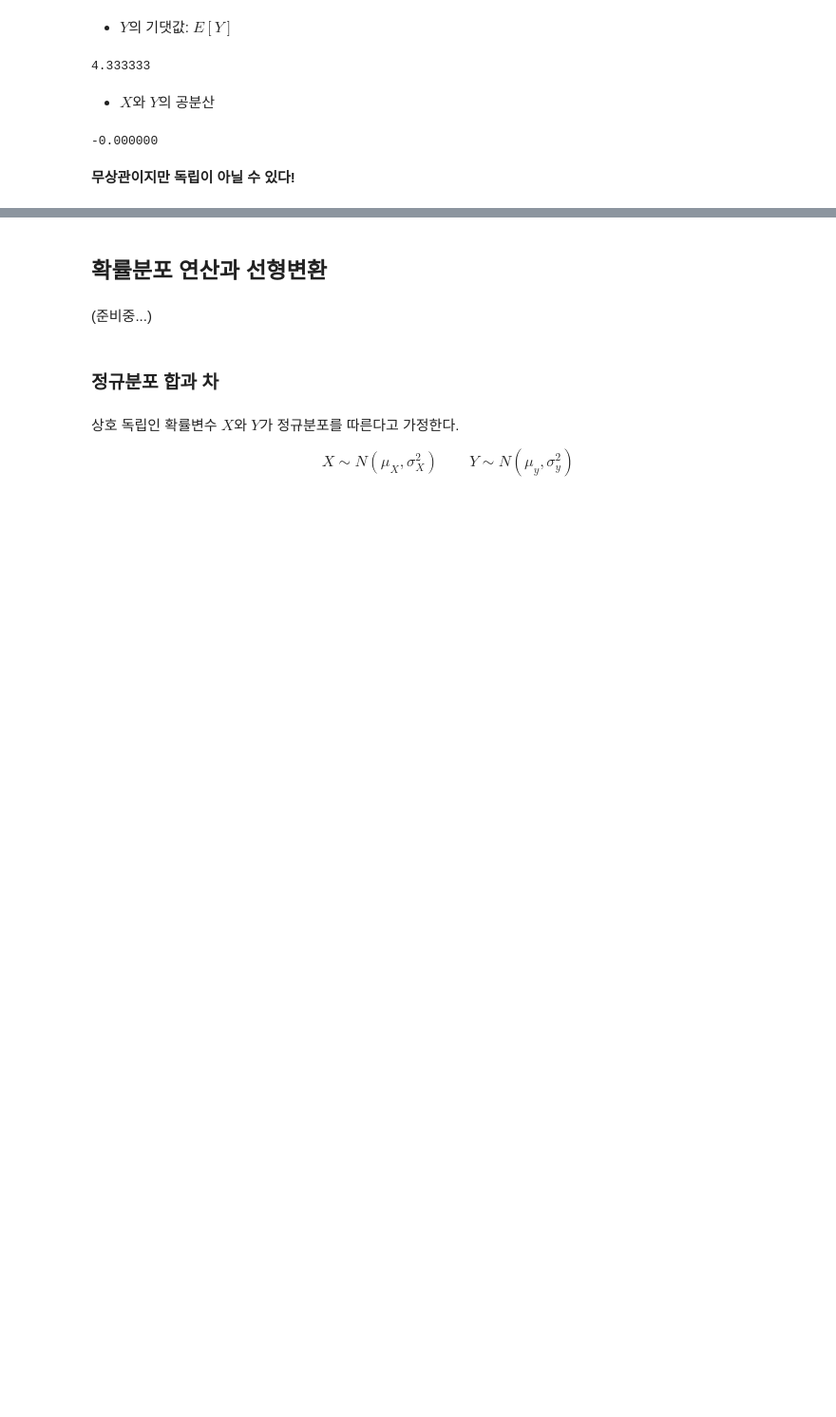
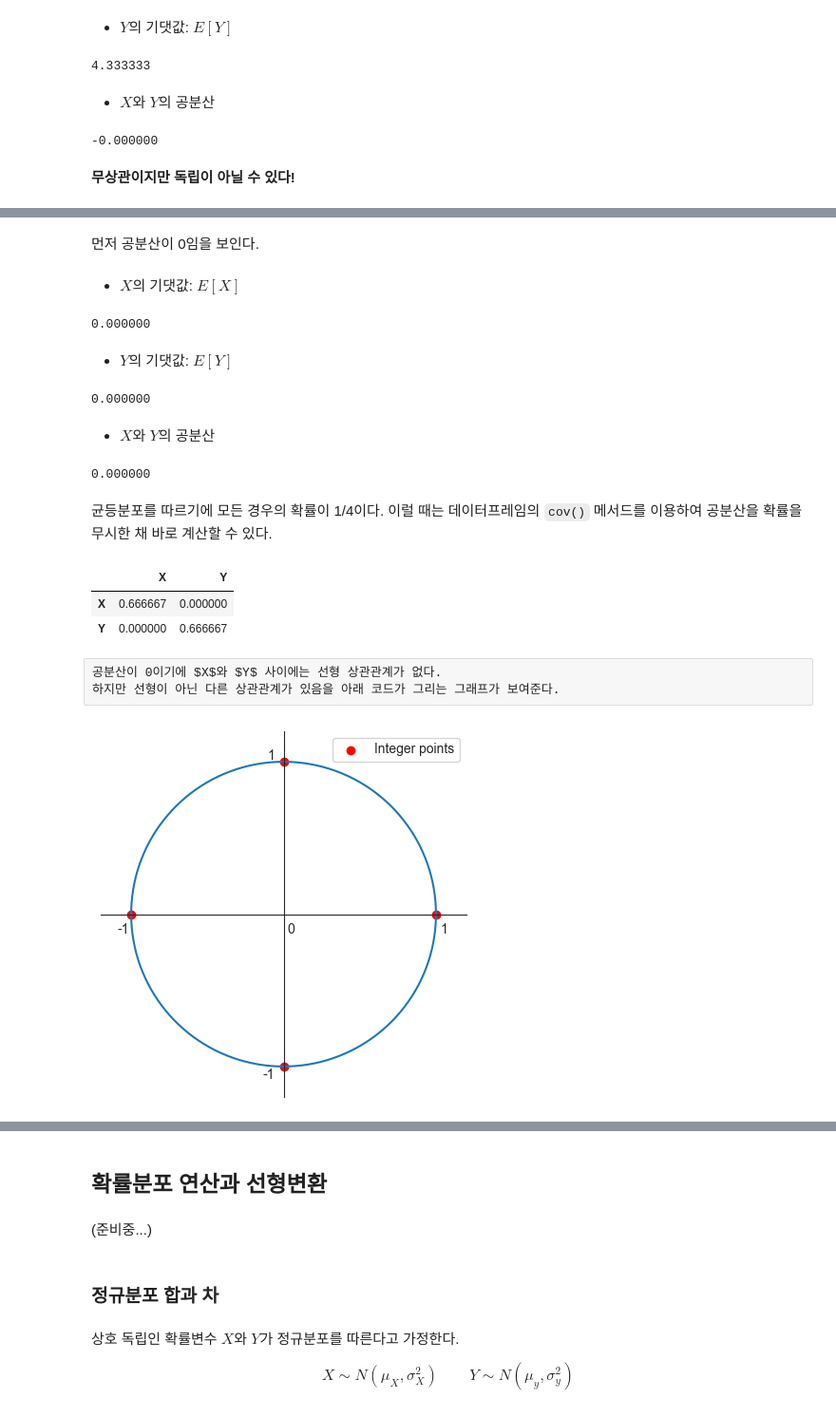
Before and after one commit to codingalzi/DataSci, a Jupyter notebook: jupyter-book/_build/jupyter_execute/sampling_distribution.ipynb, the cells around one changed output, grey strips where cells are left out. Shown at 95% size. Saved outputs shown, nothing was run; the diff lists cells and outputs as text; code cells hidden in the pictures; blank space fills up the shorter version.

```diff
--- a/jupyter-book/_build/jupyter_execute/sampling_distribution.ipynb
+++ b/jupyter-book/_build/jupyter_execute/sampling_distribution.ipynb
@@ -213,0 +231,79 @@ np.sum([(x-E_X)*(y-E_Y)*f_XY(x, y) for x in range(1, 7) for y in range(1, 7)])
+# %% [markdown]
+먼저 공분산이 0임을 보인다.
+# %% [markdown]
+- $X$의 기댓값: $E[X]$
+# %%
+E_X = np.sum([x * f_XY(x, y) for x in range(-1, 2) for y in range(-1, 2)])
+E_X
+# %% [output]
+0.000000
+# %% [markdown]
+- $Y$의 기댓값: $E[Y]$
+# %%
+E_Y = np.sum([y * f_XY(x, y) for x in range(-1, 2) for y in range(-1, 2)])
+E_Y
+# %% [output]
+0.000000
+# %% [markdown]
+- $X$와 $Y$의 공분산
+# %%
+np.sum([(x-E_X)*(y-E_Y)*f_XY(x, y) for x in range(-1, 2) for y in range(-1, 2)])
+# %% [output]
+0.000000
+# %% [markdown]
+균등분포를 따르기에 모든 경우의 확률이 1/4이다.
+이럴 때는 데이터프레임의 `cov()` 메서드를 이용하여 공분산을 확률을 무시한 채 바로 계산할 수 있다.
+# %%
+XY.cov()
+# %% [output]
+|  | X | Y |
+| X | 0.666667 | 0.000000 |
+| Y | 0.000000 | 0.666667 |
+# %% [raw]
+공분산이 0이기에 $X$와 $Y$ 사이에는 선형 상관관계가 없다.
+하지만 선형이 아닌 다른 상관관계가 있음을 아래 코드가 그리는 그래프가 보여준다.
+# %%
+# 원의 중심과 반지름
+center = (0, 0)
+radius = 1
+
+# 원 그래프 좌표 생성
+theta = np.linspace(0, 2*np.pi, 300)
+x = center[0] + radius * np.cos(theta)
+y = center[1] + radius * np.sin(theta)
+
+# 반지름 1인 원에 위차한 정수 좌표
+points = [(1, 0), (-1, 0), (0, 1), (0, -1)]
+
+fig, ax = plt.subplots(figsize=(5, 5))
+
+# 원 그리기
+ax.plot(x, y, label="")
+
+# 네 정수 좌표 산점도
+ax.scatter(*zip(*points), color='red', label="Integer points")
+
+# x-축을 그래프의 중앙(y=0)에 배치
+ax.spines['bottom'].set_position(('data', 0))
+ax.spines['left'].set_position(('data', 0))
+
+# 불필요한 테두리 숨김
+ax.spines['top'].set_color('none')
+ax.spines['right'].set_color('none')
+
+# 축 범위와 눈금 지정
+ax.set_xlim(-1.2, 1.2)
+ax.set_ylim(-1.2, 1.2)
+
+ax.set_xticks([-1.05, 0.05, 1.05])
+ax.set_xticklabels([-1, 0, 1])
+
+ax.set_yticks([-1.05, 1.05])
+ax.set_yticklabels([-1, 1])
+
+ax.legend()
+ax.set_aspect('equal')
+
+plt.show()
+# %% [output]
+[figure, added]
```
Also changed, not shown: parts of 14 cells of this notebook, 28 other files.
